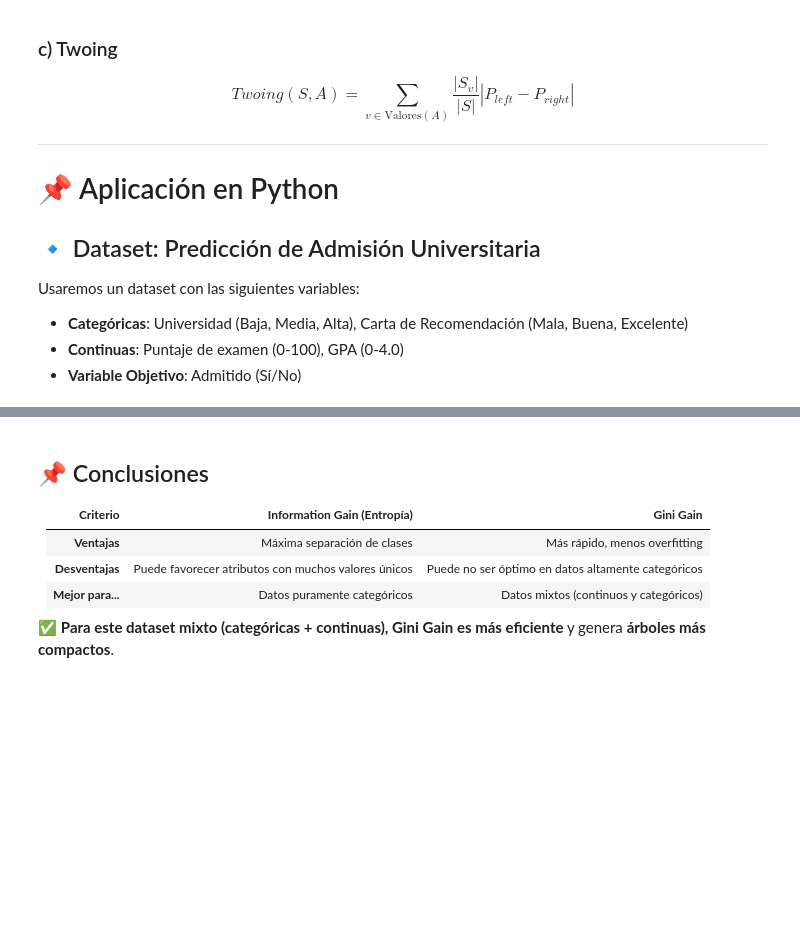
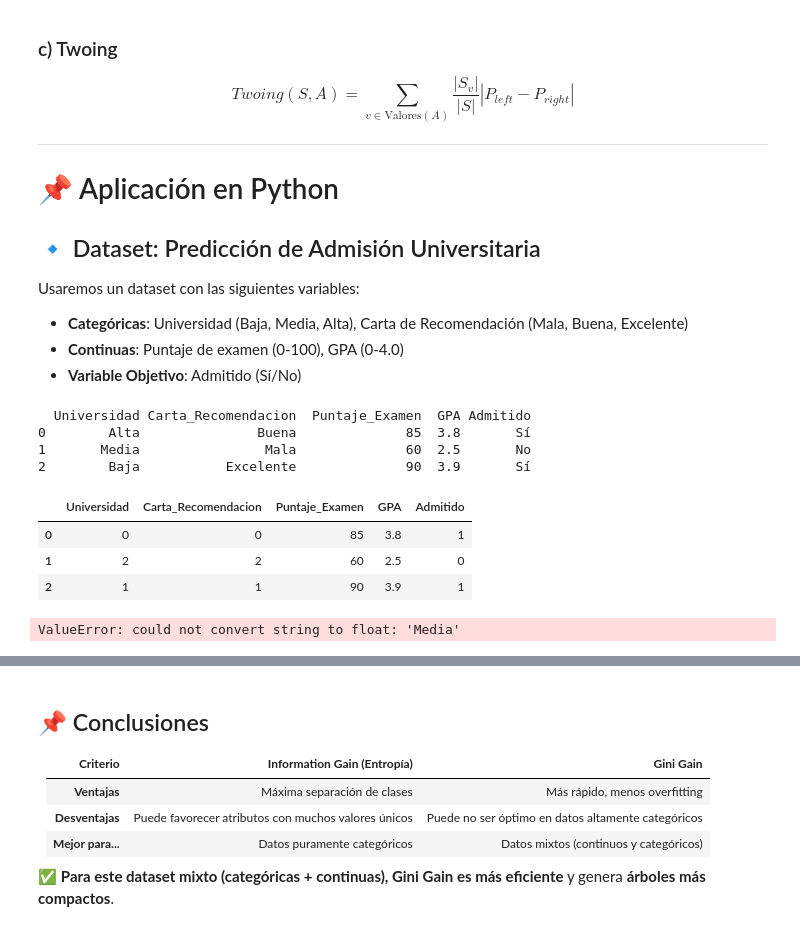
Before and after one commit to pikey-msc/AprendizMaquina, a Jupyter notebook: 2025-2/Arboles/Arbol_decisión_basico.ipynb, the cells around one changed output, grey strips where cells are left out. Drawn from its saved outputs; the diff is of its cells as text; code cells hidden in the pictures; blank space fills up the shorter version.

````diff
--- a/2025-2/Arboles/Arbol_decisión_basico.ipynb
+++ b/2025-2/Arboles/Arbol_decisión_basico.ipynb
@@ -438,37 +401,49 @@ Usaremos un dataset con las siguientes variables:
 - **Continuas**: Puntaje de examen (0-100), GPA (0-4.0)
 - **Variable Objetivo**: Admitido (Sí/No)
 # %%
-```python
 import pandas as pd
 import numpy as np
 from sklearn.tree import DecisionTreeClassifier, export_text
 from sklearn.preprocessing import LabelEncoder
 from sklearn.model_selection import train_test_split
 from sklearn.metrics import accuracy_score
 
 # Crear dataset
 data = {
     "Universidad": ["Alta", "Media", "Baja", "Alta", "Media", "Baja", "Alta", "Baja", "Media", "Alta"],
     "Carta_Recomendacion": ["Buena", "Mala", "Excelente", "Buena", "Mala", "Buena", "Excelente", "Buena", "Mala", "Excelente"],
     "Puntaje_Examen": [85, 60, 90, 75, 50, 78, 92, 65, 55, 89],
     "GPA": [3.8, 2.5, 3.9, 3.4, 2.1, 3.3, 4.0, 2.8, 2.4, 3.7],
     "Admitido": ["Sí", "No", "Sí", "Sí", "No", "Sí", "Sí", "No", "No", "Sí"]
 }
 
+
 df = pd.DataFrame(data)
+print(df.head(3))
 
 # Codificar variables categóricas
 label_encoders = {}
 for col in ["Universidad", "Carta_Recomendacion", "Admitido"]:
     label_encoders[col] = LabelEncoder()
     df[col] = label_encoders[col].fit_transform(df[col])
 
 # Separar variables predictoras y objetivo
 X = df.drop(columns=["Admitido"])
 y = df["Admitido"]
 
 # Dividir en datos de entrenamiento y prueba
-X_train, X_test, y_train, y_test = train_test_split(X, y, test_size=0.2, random_state=42)
+X_train, X_test, y_train, y_test = train_test_split(X, y, test_size=1, random_state=42)
+
+df.head(3)
+# %% [output]
+  Universidad Carta_Recomendacion  Puntaje_Examen  GPA Admitido
+0        Alta               Buena              85  3.8       Sí
+1       Media                Mala              60  2.5       No
+2        Baja           Excelente              90  3.9       Sí
+|  | Universidad | Carta_Recomendacion | Puntaje_Examen | GPA | Admitido |
+| 0 | 0 | 0 | 85 | 3.8 | 1 |
+| 1 | 2 | 2 | 60 | 2.5 | 0 |
+| 2 | 1 | 1 | 90 | 3.9 | 1 |
 # %%
 criterios = ["entropy", "gini"]
 resultados = {}
@@ -488,3 +463,5 @@ for criterio in criterios:
 print("\nComparación de Accuracy:")
 for criterio, acc in resultados.items():
     print(f"{criterio}: {acc:.4f}")
+# %% [output]
+ValueError: could not convert string to float: 'Media'
````
Also changed, not shown: parts of 12 cells of this notebook.
